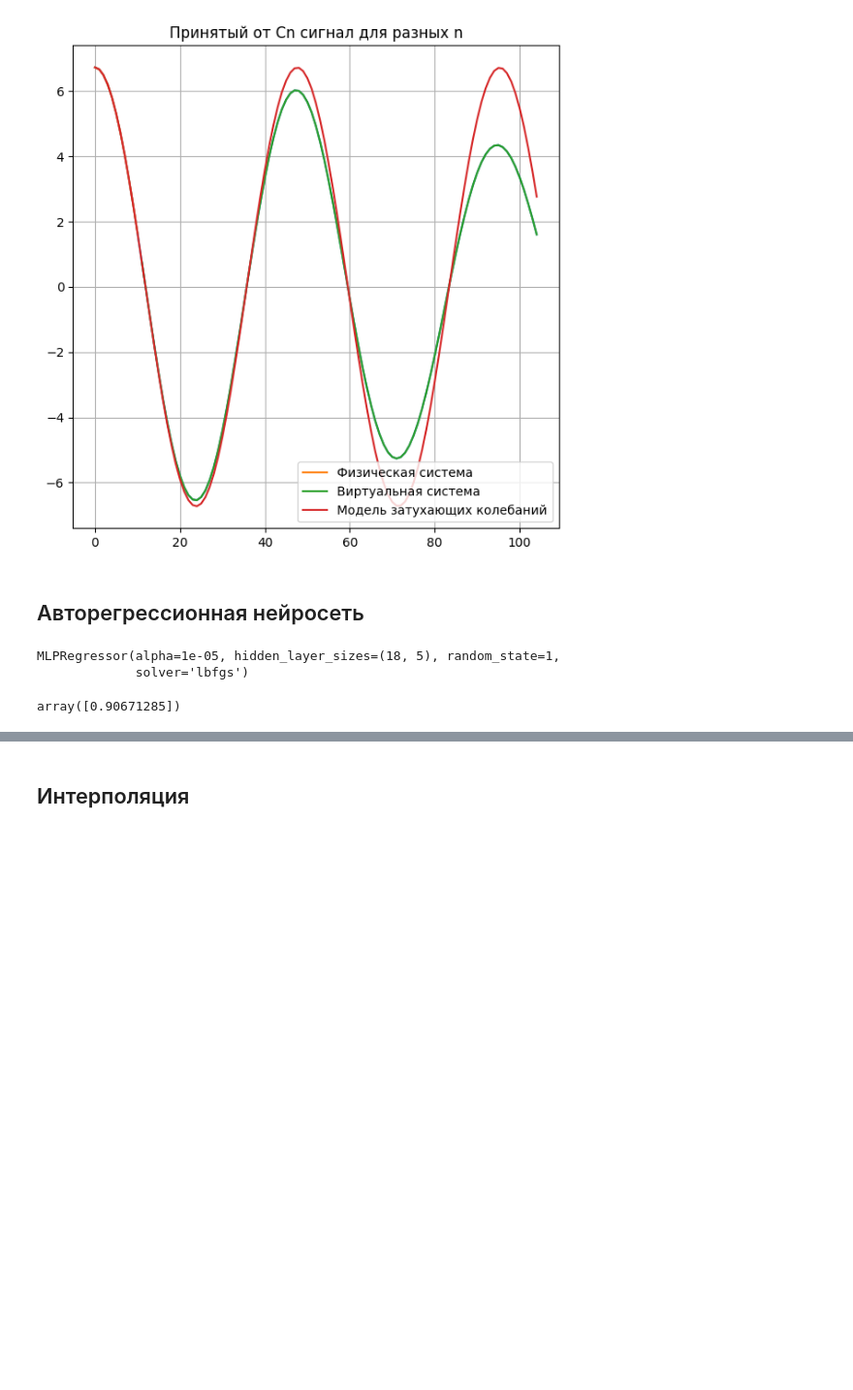
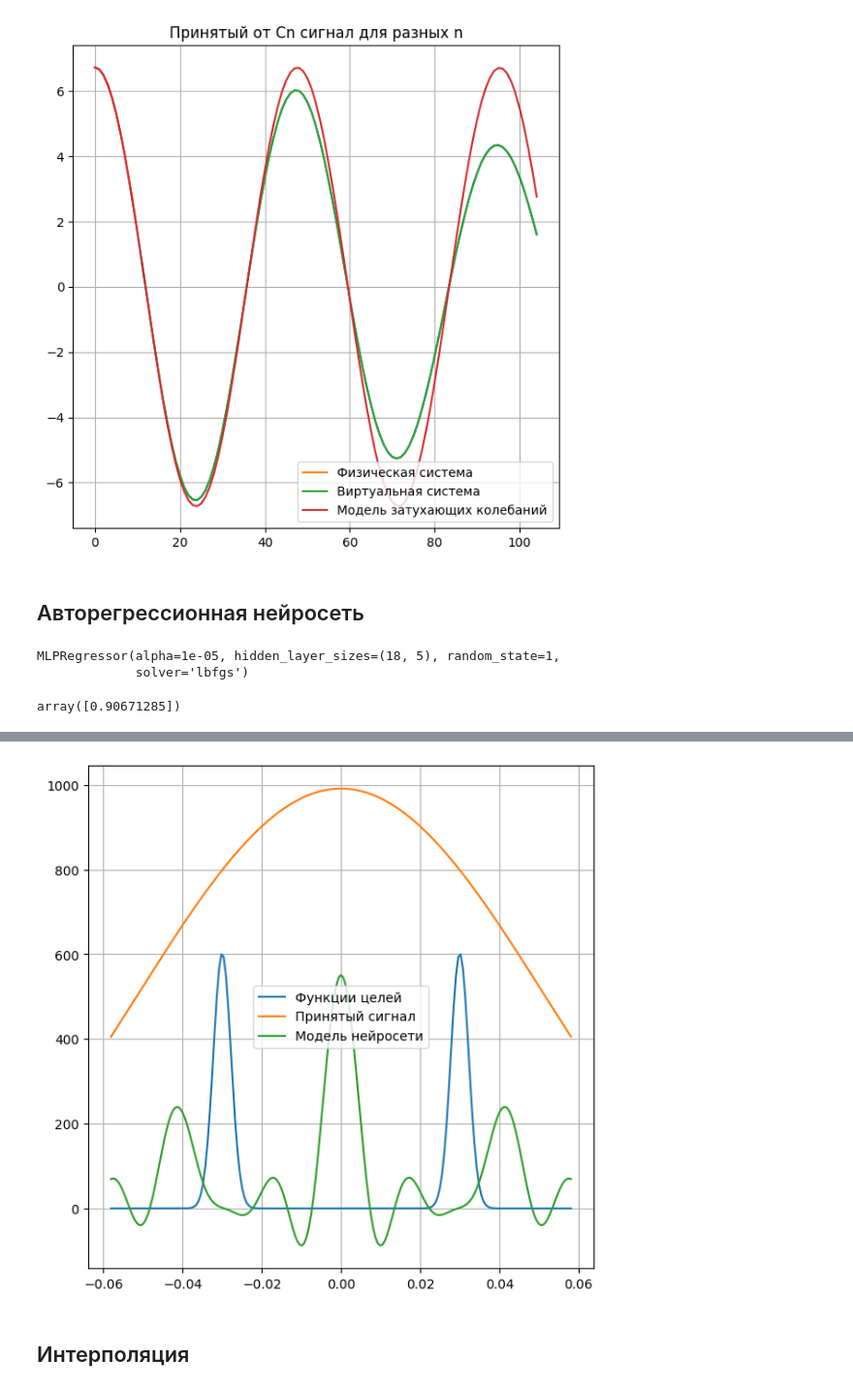
Before and after one commit to qwerty29544/superresolution_nn, a Jupyter notebook: ipynb/Superresolution_mathcad.ipynb, the cells around one changed output, grey strips where cells are left out. Shown at 97% size. Cells and saved outputs as stored; diff of their text form; code cells hidden in the pictures; blank space fills up the shorter version.

```diff
--- a/ipynb/Superresolution_mathcad.ipynb
+++ b/ipynb/Superresolution_mathcad.ipynb
@@ -243,3 +242,22 @@ ValueError: x and y must have same first dimension, but have shapes (94,) and (9
+# %%
+# Взвешивение элементов системы наблюдения --------------------------------
+def CnU(x, Cn):
+    result = 0
+    for n, c in enumerate(Cn[1:]):
+        result += c * np.exp(-1j * (k * d * (n + 1) * (x))) + c * np.exp(1j * (k * d * (n + 1) * (x)))
+    return result + Cn[0] * np.exp(1j * (k * d * (0) * (x)))
+# %%
+Result = CnU(a, CRegr)
+# %%
+plt.figure(**fig_params)
+plt.plot(a, Idel(a), label = "Функции целей")
+plt.plot(a, vec_U00(a), label = "Принятый сигнал")
+plt.plot(a, np.real(Result), label = "Модель нейросети")
+plt.legend()
+plt.grid()
+plt.show()
+# %% [output]
+[figure, added]
 # %% [markdown]
 ## Интерполяция
 # %%
```
Also changed, not shown: parts of 20 cells of this notebook.
